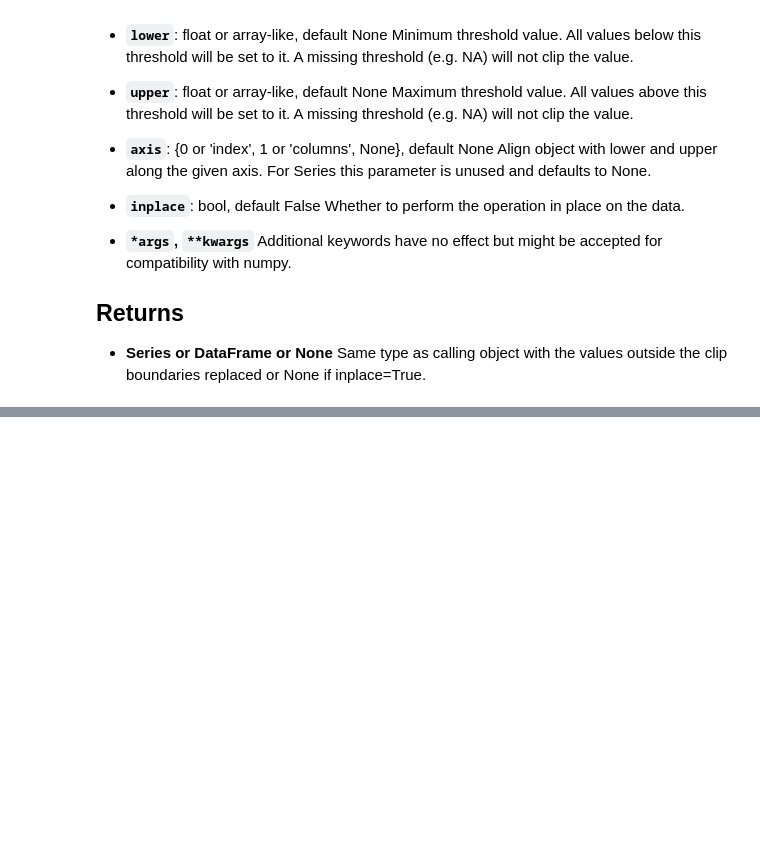
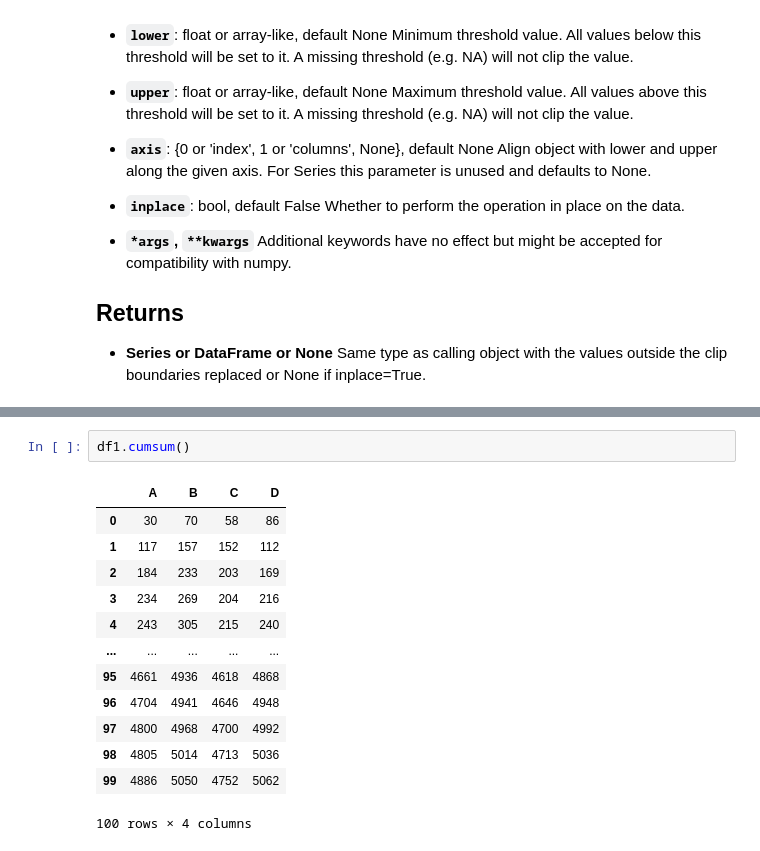
Before and after one commit to AsadulloAbdullayev/Functions-of-pandas, a Jupyter notebook: Mathematical and Logical Operations.ipynb, the cells around one changed output, grey strips where cells are left out. Drawn from its saved outputs; the diff is of its cells as text; blank space fills up the shorter version.

```diff
--- a/Mathematical and Logical Operations.ipynb
+++ b/Mathematical and Logical Operations.ipynb
@@ -286,0 +342,16 @@ Assigns values outside boundary to boundary values. Thresholds can be singular v
+# %%
+df1.cumsum()
+# %% [output]
+|  | A | B | C | D |
+| 0 | 30 | 70 | 58 | 86 |
+| 1 | 117 | 157 | 152 | 112 |
+| 2 | 184 | 233 | 203 | 169 |
+| 3 | 234 | 269 | 204 | 216 |
+| 4 | 243 | 305 | 215 | 240 |
+| ... | ... | ... | ... | ... |
+| 95 | 4661 | 4936 | 4618 | 4868 |
+| 96 | 4704 | 4941 | 4646 | 4948 |
+| 97 | 4800 | 4968 | 4700 | 4992 |
+| 98 | 4805 | 5014 | 4713 | 5036 |
+| 99 | 4886 | 5050 | 4752 | 5062 |
+100 rows × 4 columns
```
Also changed, not shown: parts of 16 cells of this notebook, 6 other files.
